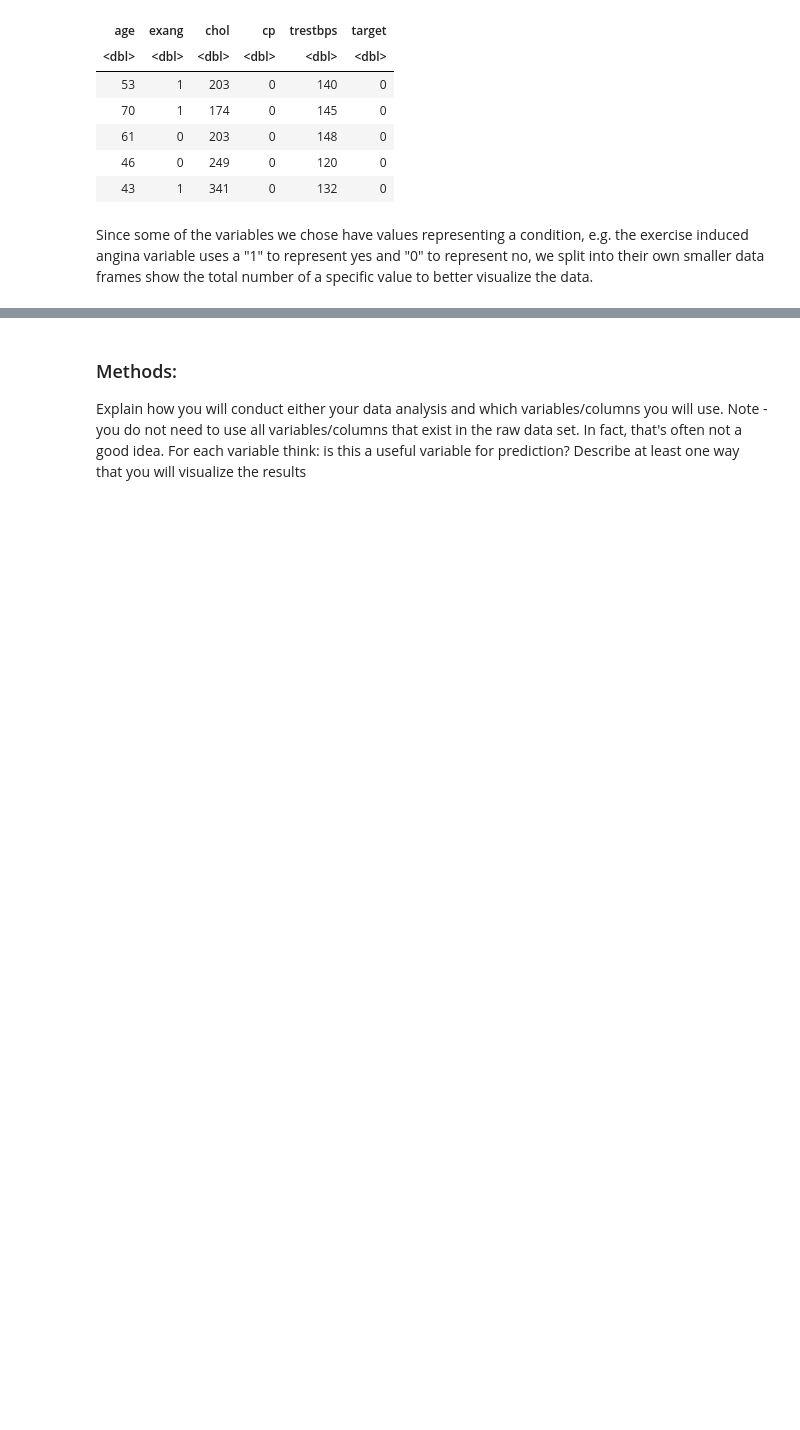
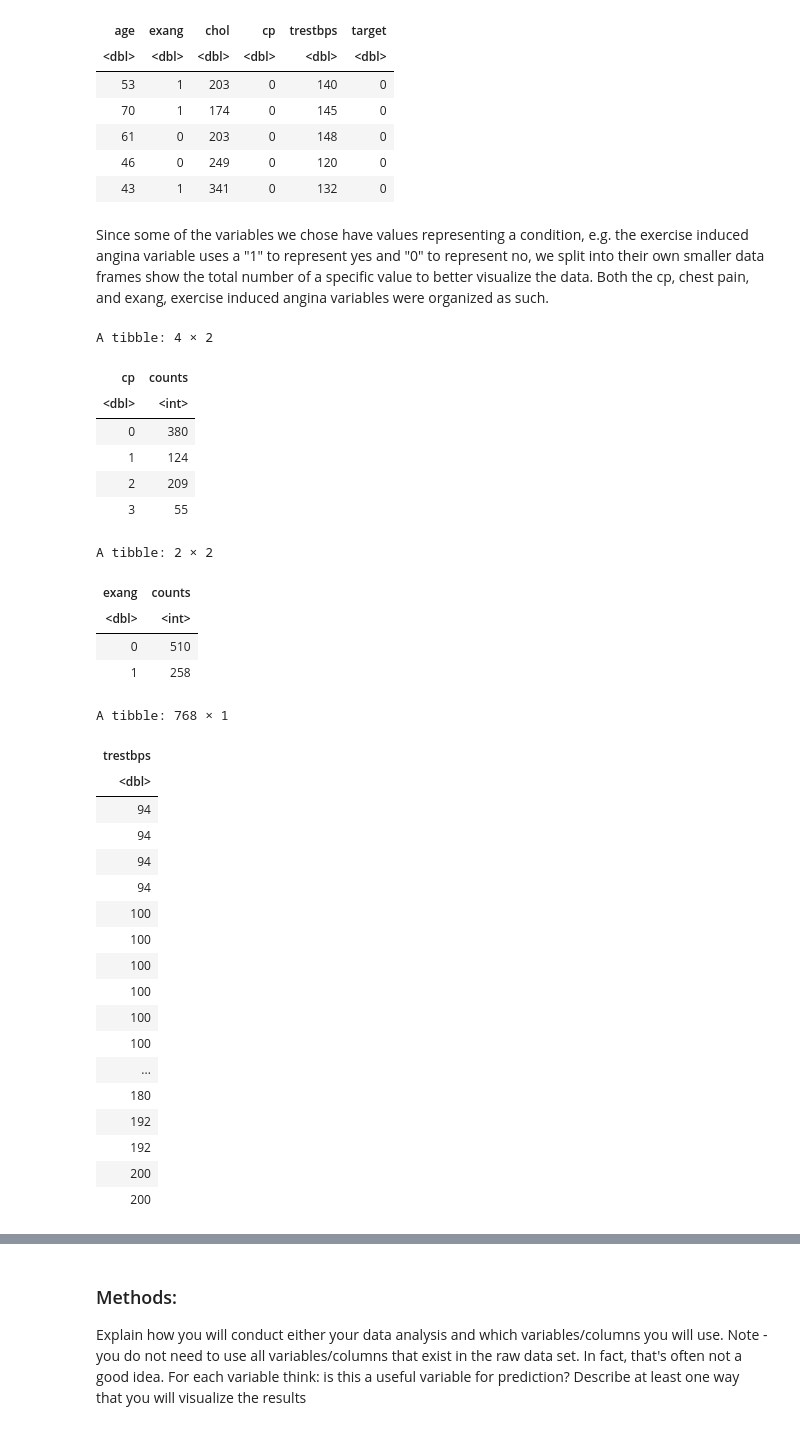
Before and after one commit to jennywyzhao/dsci-group-project-002-14, a Jupyter notebook: Project-Proposal.ipynb, the cells around one changed output, grey strips where cells are left out. Saved outputs shown, nothing was run; the diff lists cells and outputs as text; code cells hidden in the pictures; blank space fills up the shorter version.

```diff
--- a/Project-Proposal.ipynb
+++ b/Project-Proposal.ipynb
@@ -75,23 +75,62 @@ A tibble: 5 × 6
 | 46 | 0 | 249 | 0 | 120 | 0 |
 | 43 | 1 | 341 | 0 | 132 | 0 |
 # %% [markdown]
-Since some of the variables we chose have values representing a condition, e.g. the exercise induced angina variable uses a "1" to represent yes and "0" to represent no, we split into their own smaller data frames show the total number of a specific value to better visualize the data.
+Since some of the variables we chose have values representing a condition, e.g. the exercise induced angina variable uses a "1" to represent yes and "0" to represent no, we split into their own smaller data frames show the total number of a specific value to better visualize the data. Both the cp, chest pain, and exang, exercise induced angina variables were organized as such.
 # %%
 cp_val <- heart_train |>
   group_by(cp)|>
   summarise(counts = n())
-
+cp_val
 
 exang_val <- heart_train |>
    group_by(exang)|>
    summarise(counts=n())
+exang_val
 
 
 chol_val <- heart_train |>
    group_by(chol)|>
    summarise(counts=n())
 
-trestbps_val <- heart_train |>
-   group_by(trestbps)|>
-   summarise(counts=n())
+#trestbps_val <- heart_train |>
+  # group_by(trestbps)|>
+   #summarise(counts=n())
+
+trestbps_1 <- heart_train |>
+   select(trestbps)|>
+   arrange(trestbps)
+
+trestbps_val
+# %% [output]
+A tibble: 4 × 2
+| cp | counts |
+| <dbl> | <int> |
+| 0 | 380 |
+| 1 | 124 |
+| 2 | 209 |
+| 3 | 55 |
+A tibble: 2 × 2
+| exang | counts |
+| <dbl> | <int> |
+| 0 | 510 |
+| 1 | 258 |
+A tibble: 768 × 1
+| trestbps |
+| <dbl> |
+| 94 |
+| 94 |
+| 94 |
+| 94 |
+| 100 |
+| 100 |
+| 100 |
+| 100 |
+| 100 |
+| 100 |
+| ... |
+| 180 |
+| 192 |
+| 192 |
+| 200 |
+| 200 |
 # %% [markdown]
```
Also changed, not shown: parts of 3 cells of this notebook.
